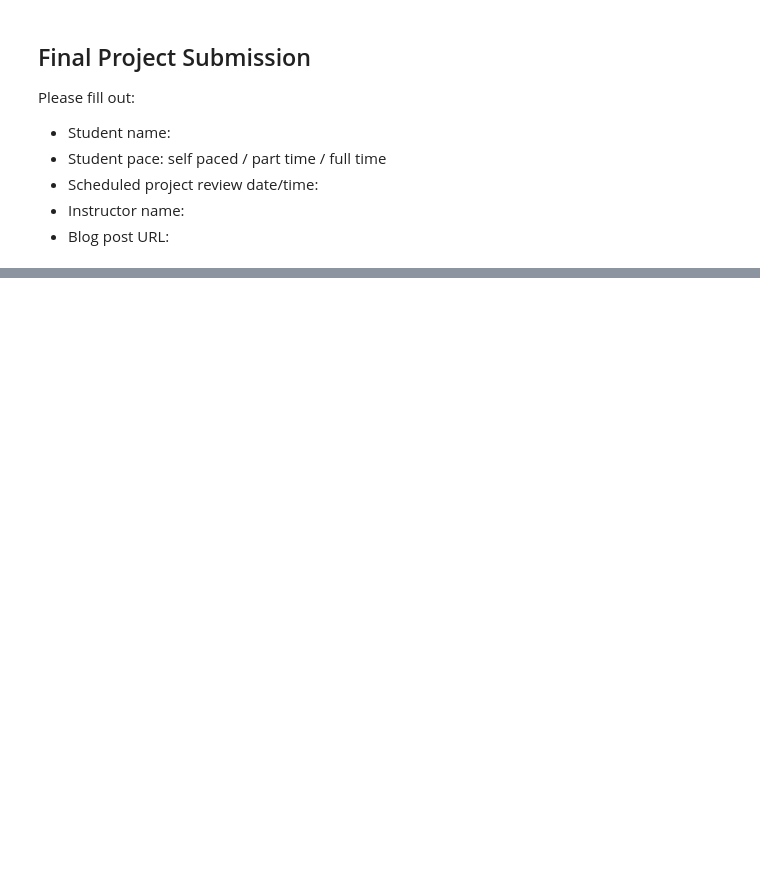
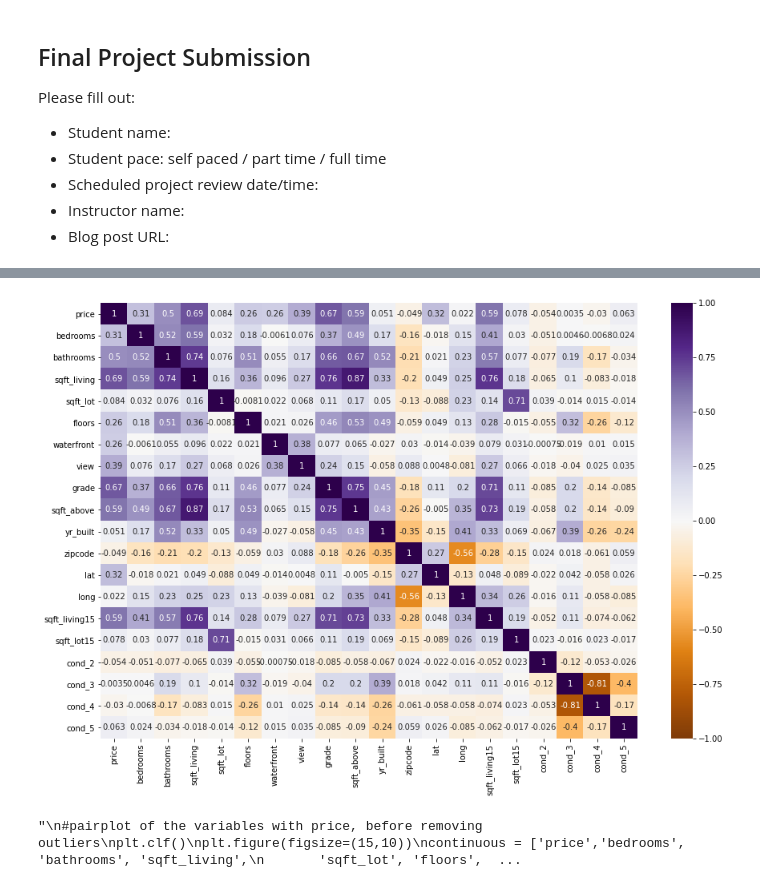
Before and after one commit to ntimpano614/kc_housing_regression, a Jupyter notebook: student.ipynb, the cells around one changed output, grey strips where cells are left out. Saved outputs shown, nothing was run; the diff lists cells and outputs as text; code cells hidden in the pictures; blank space fills up the shorter version.

```diff
--- a/student.ipynb
+++ b/student.ipynb
@@ -359,0 +201,13 @@ fig=sm.graphics.plot_regress_exog(model,'sqft_living_log',fig=fig)
+# %%
+df.condition.value_counts()
+# one hot encoding for condition
+# this is just to explore whether there is a relationship with one condition, not necessary
+condition_dummies = pd.get_dummies(df.condition, prefix='cond',drop_first=True)
+df = df.drop('condition',axis=1)
+df.head()
+
+df = pd.concat([df, condition_dummies], axis=1)
+df.head()
+
+# bathrooms_dummies = pd.get_dummies(df.bathrooms, prefix='bath', drop_first=True)
+# bathrooms_dummies.head()
@@ -359,0 +222,20 @@ fig=sm.graphics.plot_regress_exog(model,'sqft_living_log',fig=fig)
+# %%
+corr_grid = df.iloc[:,1:].corr()
+plt.figure(figsize=(15,10))
+sns.heatmap(corr_grid, xticklabels=corr_grid.columns, yticklabels=corr_grid.columns, vmin=-1, center=0, vmax=1, cmap='PuOr', annot=True)
+plt.show()
+
+"""
+#pairplot of the variables with price, before removing outliers
+plt.clf()
+plt.figure(figsize=(15,10))
+continuous = ['price','bedrooms', 'bathrooms', 'sqft_living',
+       'sqft_lot', 'floors', 'sqft_above', 'sqft_basement',
+              'sqft_living15', 'sqft_lot15', 'grade']
+corr_grid = df[continuous].corr()
+sns.heatmap(corr_grid, xticklabels=corr_grid.columns, yticklabels=corr_grid.columns, vmin=-1, center=0, vmax=1, cmap='PuOr', annot=True)
+plt.show()
+"""
+# %% [output]
+[figure, added]
+"\n#pairplot of the variables with price, before removing outliers\nplt.clf()\nplt.figure(figsize=(15,10))\ncontinuous = ['price','bedrooms', 'bathrooms', 'sqft_living',\n       'sqft_lot', 'floors',  ...
```
Also changed, not shown: parts of 77 cells of this notebook.
